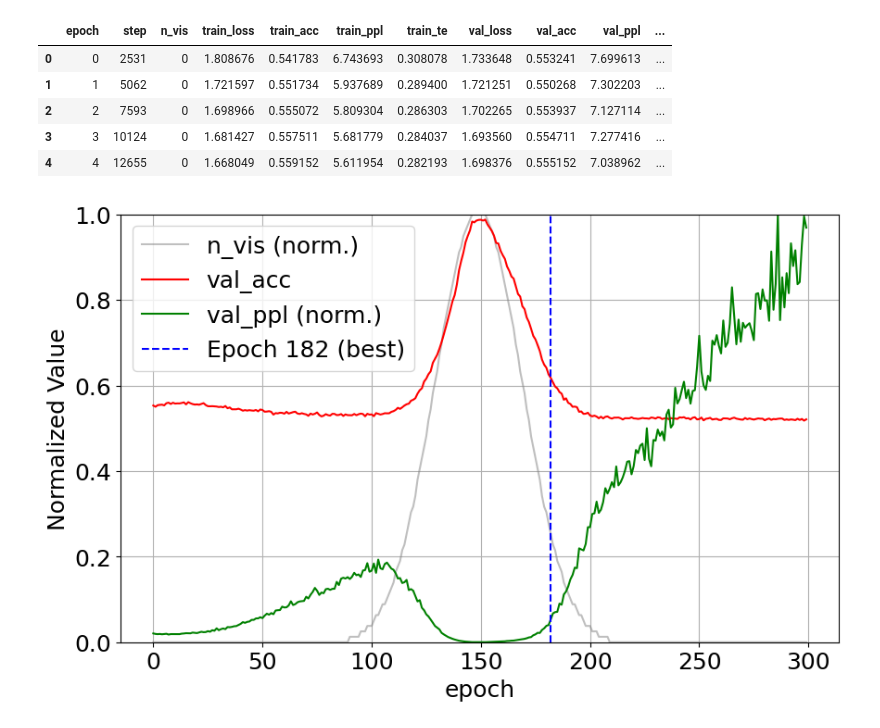
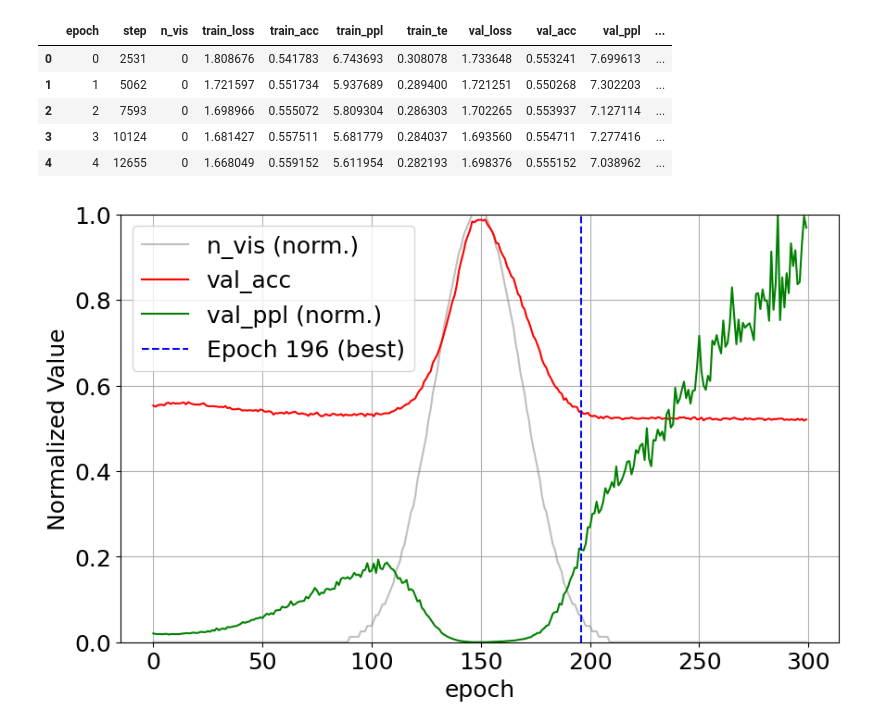
Before and after one commit to maximoskp/IdentityPreservingLatentGuidance, a Jupyter notebook: make_figs.ipynb, the cells around one changed output. Drawn from its saved outputs; the diff is of its cells as text; code cells hidden in the pictures.

```diff
--- a/make_figs.ipynb
+++ b/make_figs.ipynb
@@ -57,27 +57,27 @@ ed_pre.head()
 # %%
 # Normalize n_vis to [0,1]
 n_vis_norm = (ed_pre['n_vis'] - ed_pre['n_vis'].min()) / (ed_pre['n_vis'].max() - ed_pre['n_vis'].min())
 
 # val_acc is already in [0,1]
 val_acc = ed_pre['val_acc']
 
 # Normalize val_ppl to [0,1]
 val_ppl_norm = (ed_pre['val_ppl'] - ed_pre['val_ppl'].min()) / (ed_pre['val_ppl'].max() - ed_pre['val_ppl'].min())
 
 # Plot
 plt.figure(figsize=(10, 6))
 plt.plot(ed_pre['epoch'], n_vis_norm, color='grey', alpha=0.5, label='n_vis (norm.)')
 plt.plot(ed_pre['epoch'], val_acc, color='red', label='val_acc')
 plt.plot(ed_pre['epoch'], val_ppl_norm, color='green', label='val_ppl (norm.)')
-plt.plot([182, 182], [0, 1], color='blue', linestyle='--', label='Epoch 182 (best)')
+plt.plot([196, 196], [0, 1], color='blue', linestyle='--', label='Epoch 196 (best)')
 
 plt.xlabel('epoch')
 plt.ylabel('Normalized Value')
 plt.ylim(0, 1)
 # plt.title('Training Metrics Over Epochs')
 plt.legend()
 plt.grid(True)
 plt.savefig('figs/pre_ed_metrics.png')
 plt.show()
 # %% [output]
-[figure, old version]
+[figure, new version]
```
Also changed, not shown: parts of 1 cell of this notebook, 2 other files.
